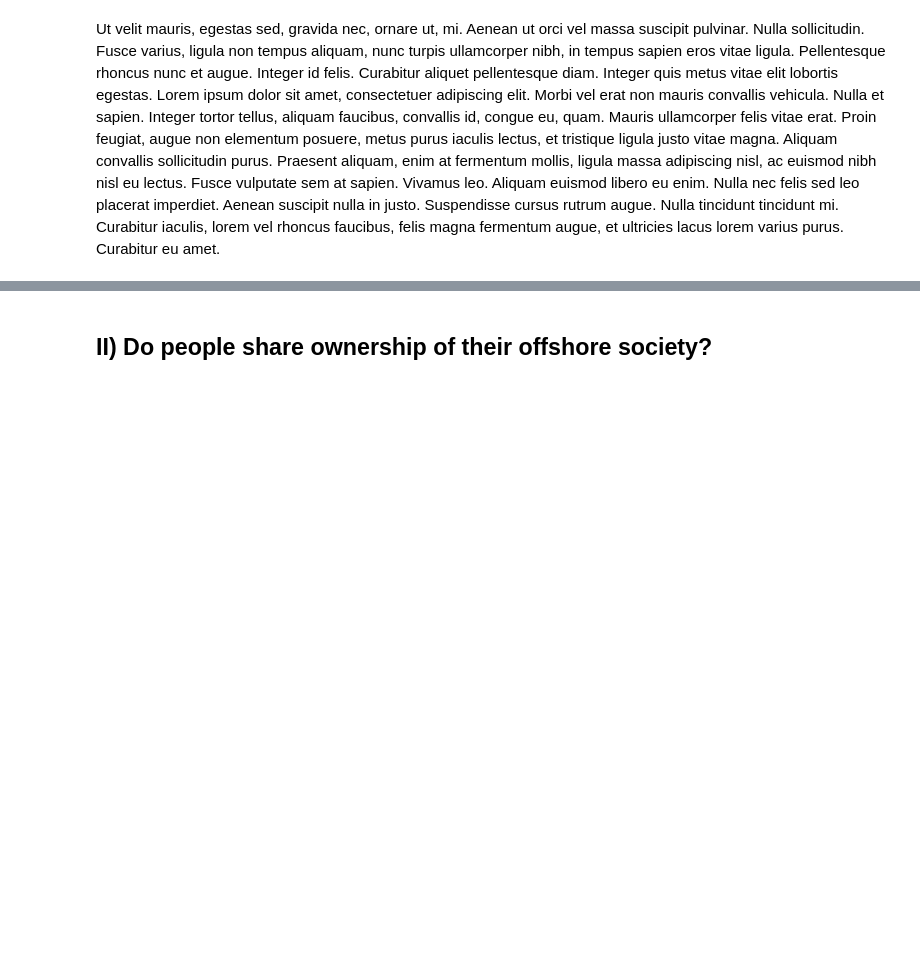
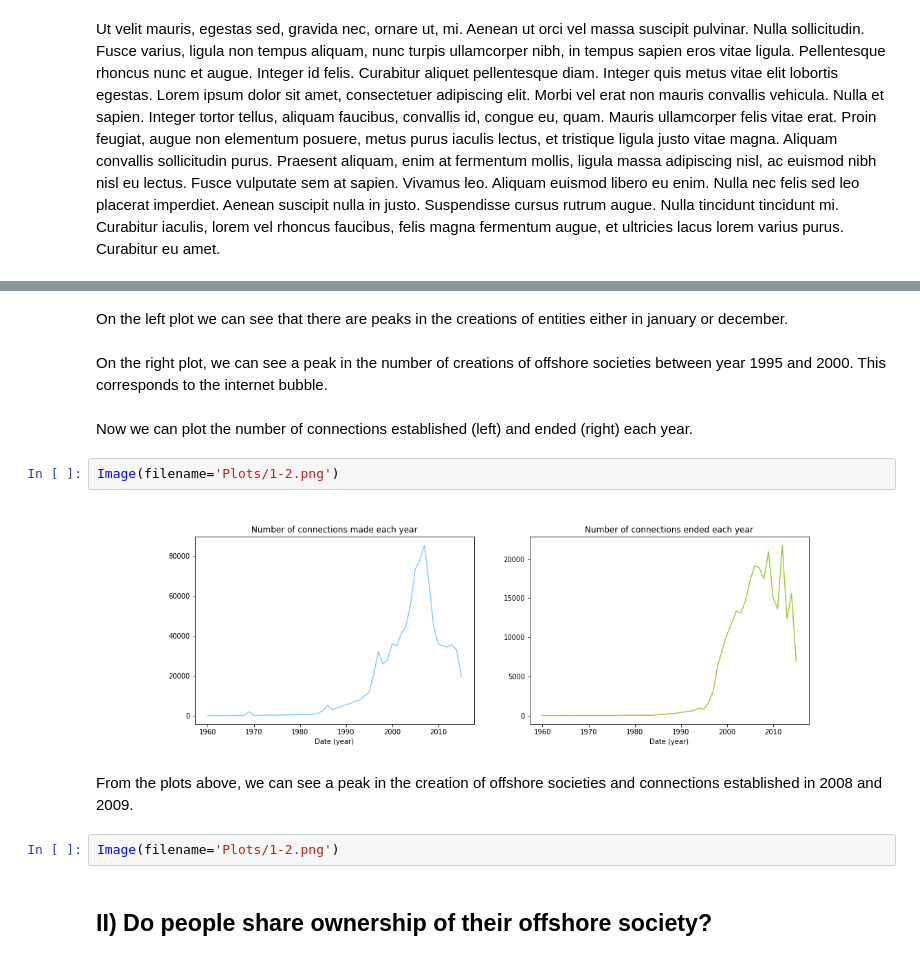
Before and after one commit to yymartin/ADA_Project_Cobra, a Jupyter notebook: index.ipynb, the cells around one changed output, grey strips where cells are left out. Saved outputs shown, nothing was run; the diff lists cells and outputs as text; blank space fills up the shorter version.

```diff
--- a/index.ipynb
+++ b/index.ipynb
@@ -48,3 +54,17 @@ Ut velit mauris, egestas sed, gravida nec, ornare ut, mi. Aenean ut orci vel mas
+# %% [markdown]
+On the left plot we can see that there are peaks in the creations of entities either in january or december.
+# %% [markdown]
+On the right plot, we can see a peak in the number of creations of offshore societies between year 1995 and 2000. This corresponds to the internet bubble.
+# %% [markdown]
+Now we can plot the number of connections established (left) and ended (right) each year.
+# %%
+Image(filename='Plots/1-2.png')
+# %% [output]
+[figure, added]
+# %% [markdown]
+From the plots above, we can see a peak in the creation of offshore societies and connections established in 2008 and 2009.
+# %%
+Image(filename='Plots/1-2.png')
 # %% [markdown]
 ## II) Do people share ownership of their offshore society?
 # %% [markdown]
```
Also changed, not shown: parts of 5 cells of this notebook.
